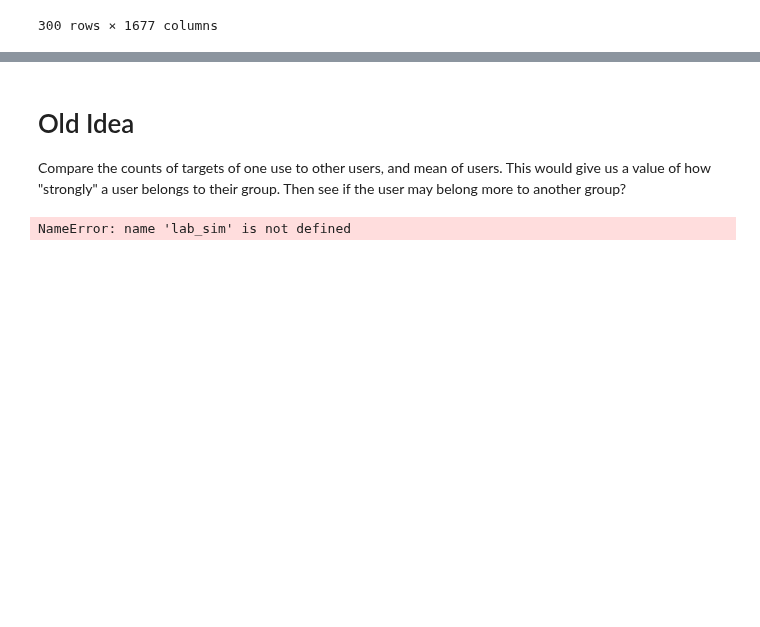
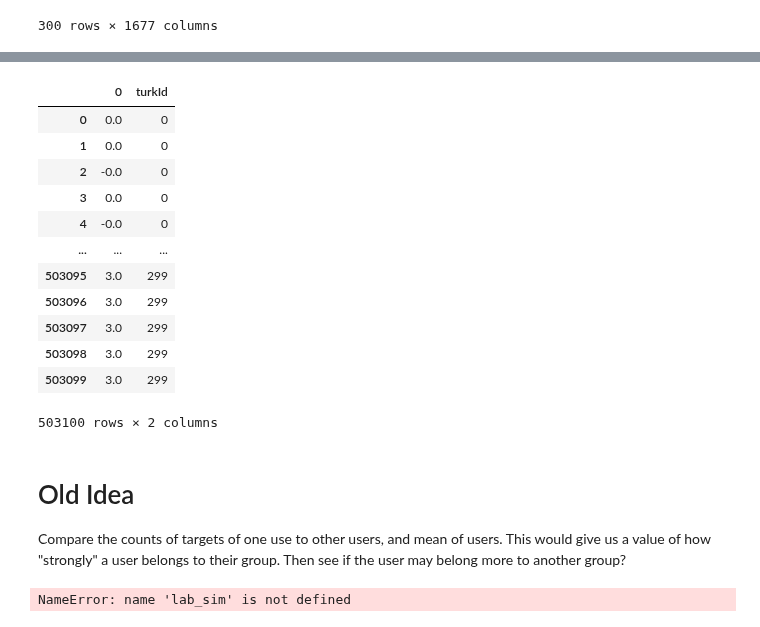
Before and after one commit to DJSaunders1997/Masters-Project, a Jupyter notebook: NLP-Notebook.ipynb, the cells around one changed output, grey strips where cells are left out. Cells and saved outputs as stored; diff of their text form; code cells hidden in the pictures; blank space fills up the shorter version.

```diff
--- a/NLP-Notebook.ipynb
+++ b/NLP-Notebook.ipynb
@@ -1082,3 +1112,20 @@ test = df_turk_created.unstack()
+# %%
+test_df['turkId'] = gen_ids
+test_df
+# %% [output]
+|  | 0 | turkId |
+| 0 | 0.0 | 0 |
+| 1 | 0.0 | 0 |
+| 2 | -0.0 | 0 |
+| 3 | 0.0 | 0 |
+| 4 | -0.0 | 0 |
+| ... | ... | ... |
+| 503095 | 3.0 | 299 |
+| 503096 | 3.0 | 299 |
+| 503097 | 3.0 | 299 |
+| 503098 | 3.0 | 299 |
+| 503099 | 3.0 | 299 |
+503100 rows × 2 columns
 # %%
 # Save created data as a pandas dataframe, then rename numbers to their string representations,
 # %% [markdown]
```
Also changed, not shown: parts of 5 cells of this notebook, 2 other files.
